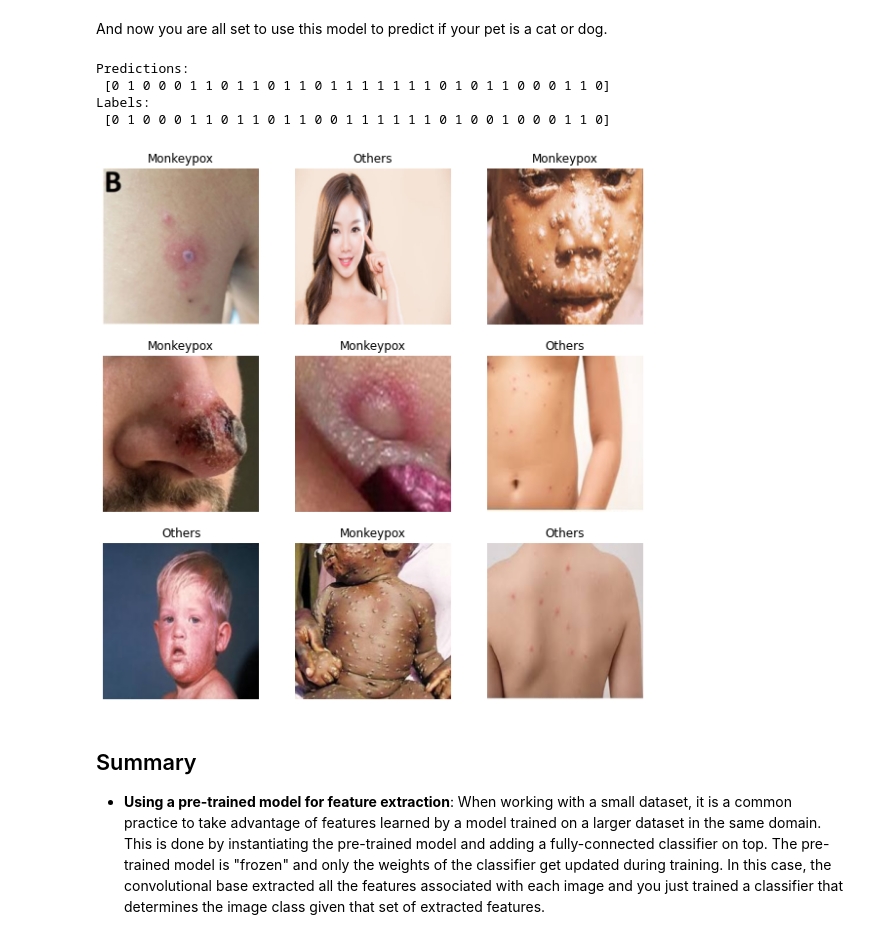
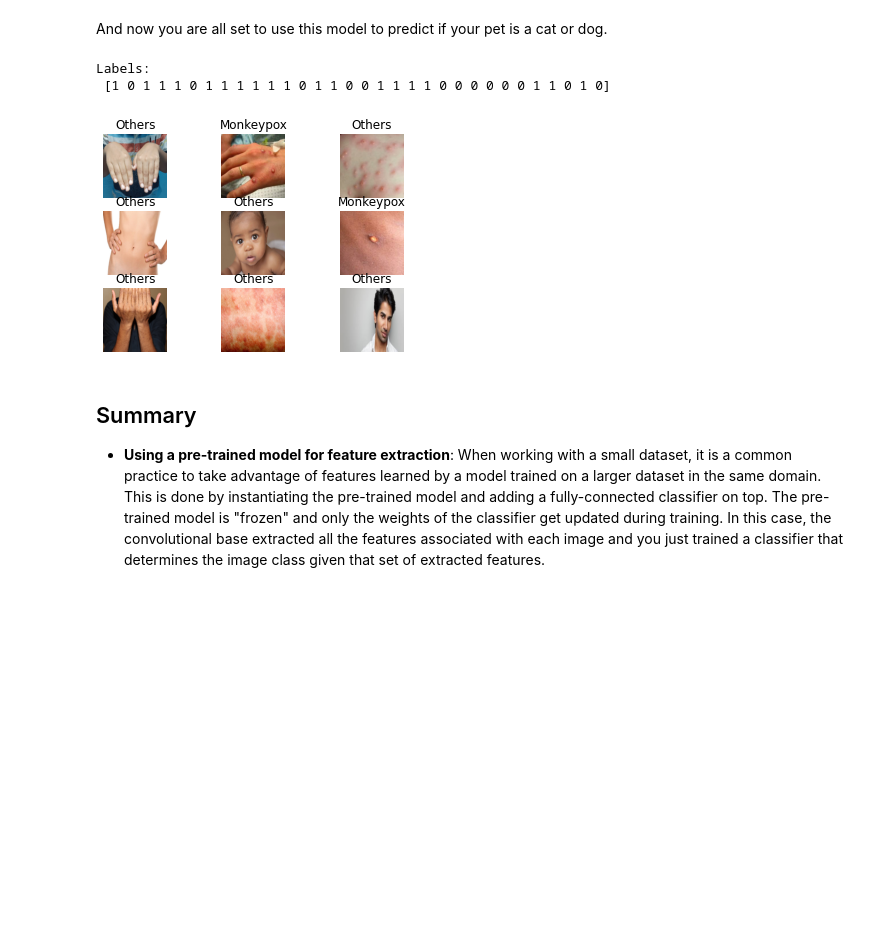
Before and after one commit to comuilleoir/Mpox-ID-Project, a Jupyter notebook: Basic_MPox_with_Mobilenet_custom_set v1.0.ipynb, the cells around one changed output. Saved outputs shown, nothing was run; the diff lists cells and outputs as text; code cells hidden in the pictures; blank space fills up the shorter version.

```diff
--- a/Basic_MPox_with_Mobilenet_custom_set v1.0.ipynb
+++ b/Basic_MPox_with_Mobilenet_custom_set v1.0.ipynb
@@ -179,7 +187,7 @@ inputs = tf.keras.Input(shape=(224, 224, 3))
 x = preprocess_input(inputs)
 x = base_model(x, training=False)
 x = global_average_layer(x)
-x = tf.keras.layers.Dropout(0.5)(x)
+x = tf.keras.layers.Dropout(0.2)(x)
 outputs = prediction_layer(x)
 model = tf.keras.Model(inputs, outputs)
 # %% [markdown]
@@ -433,27 +441,25 @@ And now you are all set to use this model to predict if your pet is a cat or dog
 # %%
 # Retrieve a batch of images from the test set
 image_batch, label_batch = test_dataset.as_numpy_iterator().next()
 predictions = model.predict_on_batch(image_batch).flatten()
 
 # Apply a sigmoid since our model returns logits
 predictions = tf.nn.sigmoid(predictions)
 predictions = tf.where(predictions < 0.5, 0, 1)
 
-print('Predictions:\n', predictions.numpy())
+#print('Predictions:\n', predictions.numpy())
 print('Labels:\n', label_batch)
 
-plt.figure(figsize=(10, 10))
+#plt.figure(figsize=(10, 10))
 for i in range(9):
   ax = plt.subplot(3, 3, i + 1)
   plt.imshow(image_batch[i].astype("uint8"))
   plt.title(class_names[predictions[i]])
   plt.axis("off")
 # %% [output]
-Predictions:
- [0 1 0 0 0 1 1 0 1 1 0 1 1 0 1 1 1 1 1 1 1 0 1 0 1 1 0 0 0 1 1 0]
 Labels:
- [0 1 0 0 0 1 1 0 1 1 0 1 1 0 0 1 1 1 1 1 1 0 1 0 0 1 0 0 0 1 1 0]
+ [1 0 1 1 1 0 1 1 1 1 1 1 0 1 1 0 0 1 1 1 1 0 0 0 0 0 0 1 1 0 1 0]
-[figure, old version]
+[figure, new version]
 # %% [markdown]
 ## Summary
 
```
Also changed, not shown: parts of 14 cells of this notebook, 1 other file.
